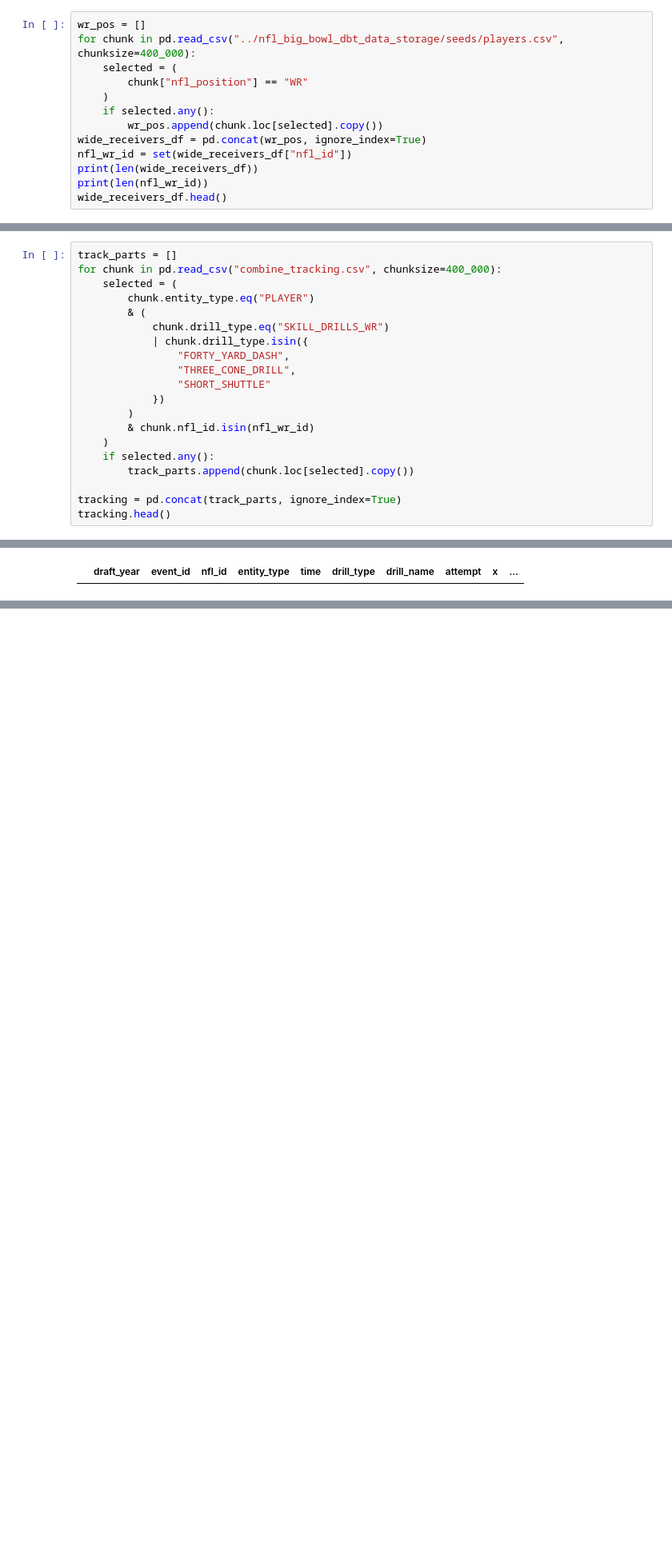
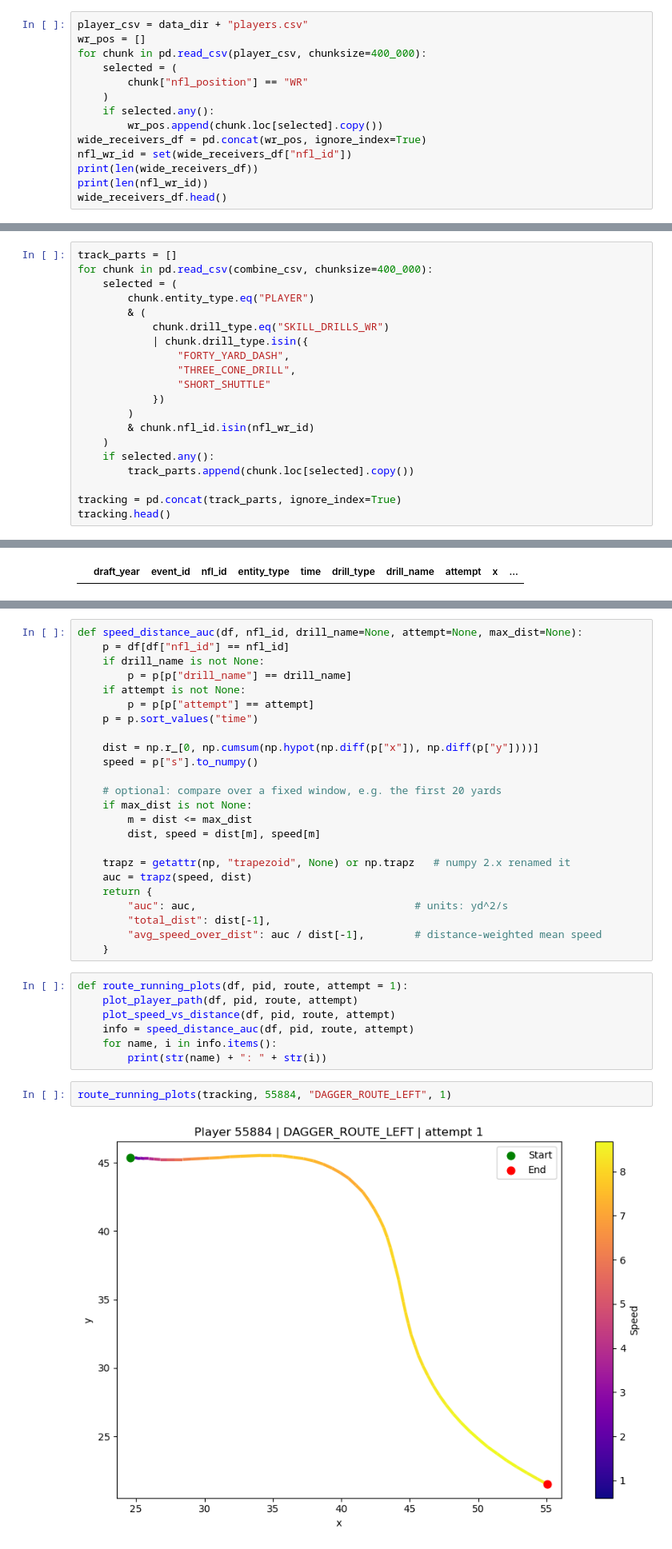
Before and after one commit to gazeng2004/nfl_big_data_project, a Jupyter notebook: notebooks/exploratory_analysis.ipynb, the cells around one changed output, grey strips where cells are left out. Shown at 80% size. Saved outputs shown, nothing was run; the diff lists cells and outputs as text; blank space fills up the shorter version.

Commit message:
Add graphes into notebook

```diff
--- a/notebooks/exploratory_analysis.ipynb
+++ b/notebooks/exploratory_analysis.ipynb
@@ -5,6 +11,7 @@ import matplotlib.pyplot as plt
 # %%
+player_csv = data_dir + "players.csv"
 wr_pos = []
-for chunk in pd.read_csv("../nfl_big_bowl_dbt_data_storage/seeds/players.csv", chunksize=400_000):
+for chunk in pd.read_csv(player_csv, chunksize=400_000):
     selected = (
         chunk["nfl_position"] == "WR"
     )
@@ -26,7 +33,7 @@ wide_receivers_df.head()
 | 4 | 55915 | Jayden Reed | 2023 | WR | 2000-04-28 | Michigan State | Big Ten Conference | ... |
 # %%
 track_parts = []
-for chunk in pd.read_csv("combine_tracking.csv", chunksize=400_000):
+for chunk in pd.read_csv(combine_csv, chunksize=400_000):
     selected = (
         chunk.entity_type.eq("PLAYER")
         & (
@@ -179,0 +248,35 @@ POST_CORNER_ROUTE_LEFT: 69
+# %%
+def speed_distance_auc(df, nfl_id, drill_name=None, attempt=None, max_dist=None):
+    p = df[df["nfl_id"] == nfl_id]
+    if drill_name is not None:
+        p = p[p["drill_name"] == drill_name]
+    if attempt is not None:
+        p = p[p["attempt"] == attempt]
+    p = p.sort_values("time")
+
+    dist = np.r_[0, np.cumsum(np.hypot(np.diff(p["x"]), np.diff(p["y"])))]
+    speed = p["s"].to_numpy()
+
+    # optional: compare over a fixed window, e.g. the first 20 yards
+    if max_dist is not None:
+        m = dist <= max_dist
+        dist, speed = dist[m], speed[m]
+
+    trapz = getattr(np, "trapezoid", None) or np.trapz   # numpy 2.x renamed it
+    auc = trapz(speed, dist)
+    return {
+        "auc": auc,                                   # units: yd^2/s
+        "total_dist": dist[-1],
+        "avg_speed_over_dist": auc / dist[-1],        # distance-weighted mean speed
+    }
+# %%
+def route_running_plots(df, pid, route, attempt = 1):
+    plot_player_path(df, pid, route, attempt)
+    plot_speed_vs_distance(df, pid, route, attempt)
+    info = speed_distance_auc(df, pid, route, attempt)
+    for name, i in info.items():
+        print(str(name) + ": " + str(i))
+# %%
+route_running_plots(tracking, 55884, "DAGGER_ROUTE_LEFT", 1)
+# %% [output]
+[figure, added]
```
Also changed, not shown: parts of 8 cells of this notebook.
